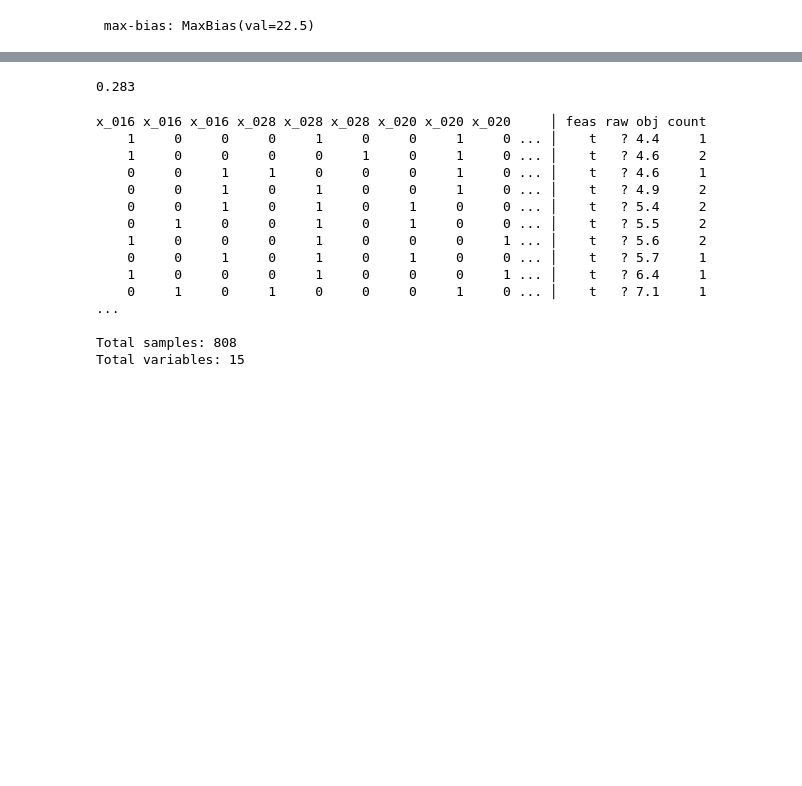
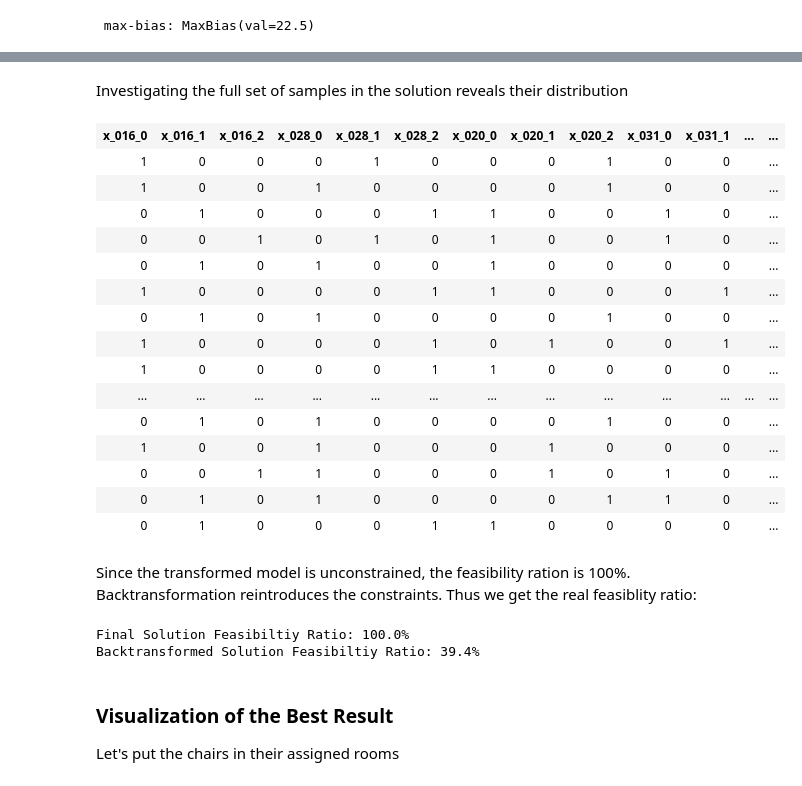
Before and after one commit to aqarios/qce-qaoa-tutorial, a Jupyter notebook: solutions/02_PenaltyTerms.ipynb, the cells around one changed output, grey strips where cells are left out. Cells and saved outputs as stored; diff of their text form; code cells hidden in the pictures; blank space fills up the shorter version.

```diff
--- a/solutions/02_PenaltyTerms.ipynb
+++ b/solutions/02_PenaltyTerms.ipynb
@@ -311,25 +396,37 @@ Final energy: 186.143
+# %% [markdown]
+Investigating the full set of samples in the solution reveals their distribution
 # %%
-final_solution.feasibility_ratio()
+pretty(final_solution)
 # %% [output]
-0.283
+| x_016_0 | x_016_1 | x_016_2 | x_028_0 | x_028_1 | x_028_2 | x_020_0 | x_020_1 | x_020_2 | x_031_0 | x_031_1 | ... | ... |
+| 1 | 0 | 0 | 0 | 1 | 0 | 0 | 0 | 1 | 0 | 0 |  | ... |
+| 1 | 0 | 0 | 1 | 0 | 0 | 0 | 0 | 1 | 0 | 0 |  | ... |
+| 0 | 1 | 0 | 0 | 0 | 1 | 1 | 0 | 0 | 1 | 0 |  | ... |
+| 0 | 0 | 1 | 0 | 1 | 0 | 1 | 0 | 0 | 1 | 0 |  | ... |
+| 0 | 1 | 0 | 1 | 0 | 0 | 1 | 0 | 0 | 0 | 0 |  | ... |
+| 1 | 0 | 0 | 0 | 0 | 1 | 1 | 0 | 0 | 0 | 1 |  | ... |
+| 0 | 1 | 0 | 1 | 0 | 0 | 0 | 0 | 1 | 0 | 0 |  | ... |
+| 1 | 0 | 0 | 0 | 0 | 1 | 0 | 1 | 0 | 0 | 1 |  | ... |
+| 1 | 0 | 0 | 0 | 0 | 1 | 1 | 0 | 0 | 0 | 0 |  | ... |
+| ... | ... | ... | ... | ... | ... | ... | ... | ... | ... | ... | ... | ... |
+| 0 | 1 | 0 | 1 | 0 | 0 | 0 | 0 | 1 | 0 | 0 |  | ... |
+| 1 | 0 | 0 | 1 | 0 | 0 | 0 | 1 | 0 | 0 | 0 |  | ... |
+| 0 | 0 | 1 | 1 | 0 | 0 | 0 | 1 | 0 | 1 | 0 |  | ... |
+| 0 | 1 | 0 | 1 | 0 | 0 | 0 | 0 | 1 | 1 | 0 |  | ... |
+| 0 | 1 | 0 | 0 | 0 | 1 | 1 | 0 | 0 | 0 | 0 |  | ... |
-# %%
-print(final_solution)
-# %% [output]
-x_016 x_016 x_016 x_028 x_028 x_028 x_020 x_020 x_020     │ feas raw obj count
-    1     0     0     0     1     0     0     1     0 ... │    t   ? 4.4     1
-    1     0     0     0     0     1     0     1     0 ... │    t   ? 4.6     2
-    0     0     1     1     0     0     0     1     0 ... │    t   ? 4.6     1
-    0     0     1     0     1     0     0     1     0 ... │    t   ? 4.9     2
-    0     0     1     0     1     0     1     0     0 ... │    t   ? 5.4     2
-    0     1     0     0     1     0     1     0     0 ... │    t   ? 5.5     2
-    1     0     0     0     1     0     0     0     1 ... │    t   ? 5.6     2
-    0     0     1     0     1     0     1     0     0 ... │    t   ? 5.7     1
-    1     0     0     0     1     0     0     0     1 ... │    t   ? 6.4     1
-    0     1     0     1     0     0     0     1     0 ... │    t   ? 7.1     1
-...
-
-Total samples: 808
-Total variables: 15
+# %% [markdown]
+Since the transformed model is unconstrained, the feasibility ration is 100%. Backtransformation reintroduces the constraints. Thus we get the real feasiblity ratio:
+# %%
+print(f"Final Solution Feasibiltiy Ratio: {100 * final_solution.feasibility_ratio():.1f}%")
+solution = pass_manager.backwards(final_solution, ir)
+print(f"Backtransformed Solution Feasibiltiy Ratio: {100 * solution.feasibility_ratio():.1f}%")
+# %% [output]
+Final Solution Feasibiltiy Ratio: 100.0%
+Backtransformed Solution Feasibiltiy Ratio: 39.4%
+# %% [markdown]
+### Visualization of the Best Result
+
+Let's put the chairs in their assigned rooms
 # %%
 assignment = [
     (chair.name, room)
```
Also changed, not shown: parts of 29 cells of this notebook, 27 other files.
